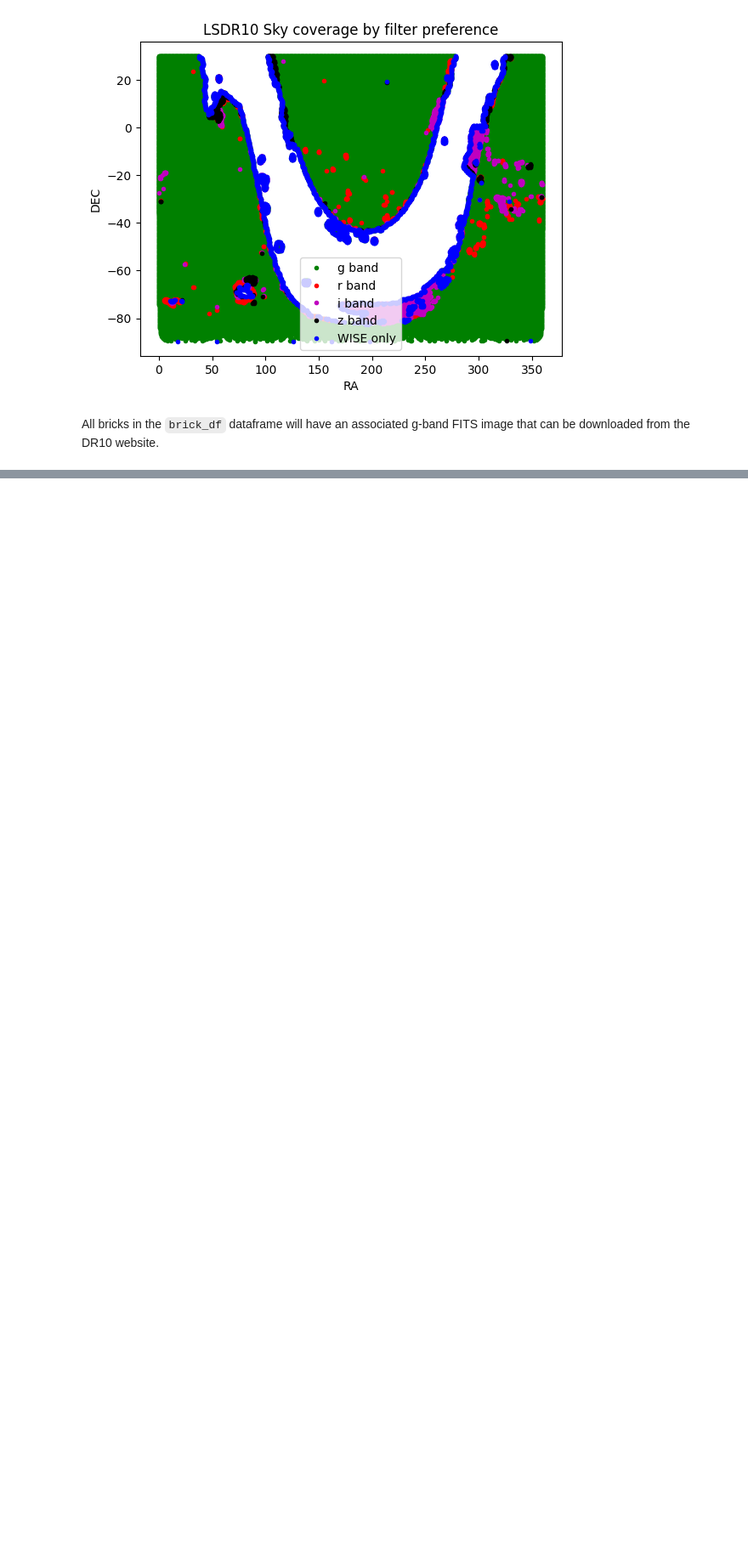
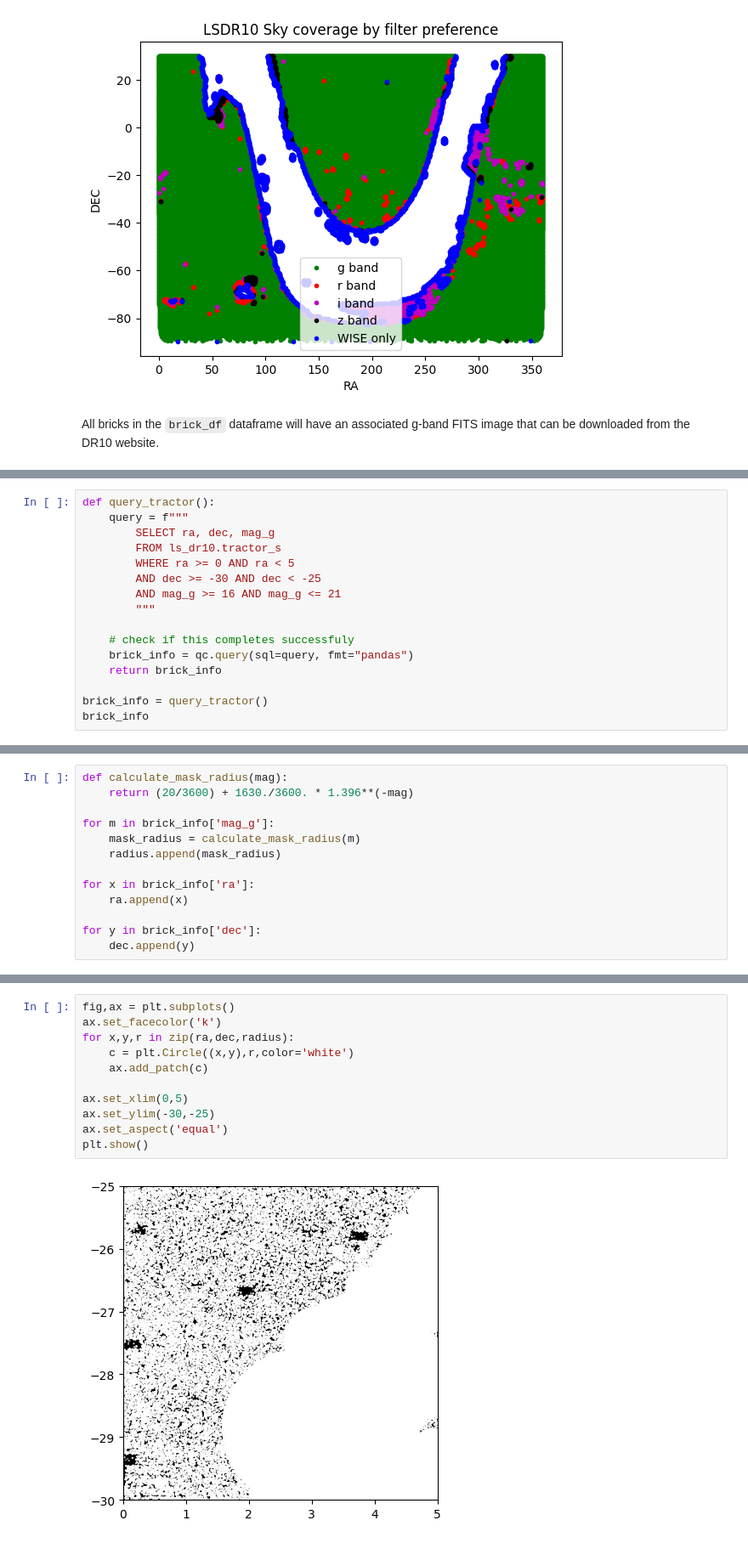
Before and after one commit to cyb0rb/WiFeS_Catalog, a Jupyter notebook: Figures_for_Report.ipynb, the cells around one changed output, grey strips where cells are left out. Shown at 85% size. Saved outputs shown, nothing was run; the diff lists cells and outputs as text; blank space fills up the shorter version.

Commit message:
creating figures

```diff
--- a/Figures_for_Report.ipynb
+++ b/Figures_for_Report.ipynb
@@ -1391,0 +1407,16 @@ for image in image_array:
+# %%
+def query_tractor():
+    query = f"""
+        SELECT ra, dec, mag_g
+        FROM ls_dr10.tractor_s
+        WHERE ra >= 0 AND ra < 5
+        AND dec >= -30 AND dec < -25
+        AND mag_g >= 16 AND mag_g <= 21
+        """
+
+    # check if this completes successfuly
+    brick_info = qc.query(sql=query, fmt="pandas")
+    return brick_info
+
+brick_info = query_tractor()
+brick_info
@@ -1391,0 +1437,13 @@ for image in image_array:
+# %%
+def calculate_mask_radius(mag):
+    return (20/3600) + 1630./3600. * 1.396**(-mag)
+
+for m in brick_info['mag_g']:
+    mask_radius = calculate_mask_radius(m)
+    radius.append(mask_radius)
+
+for x in brick_info['ra']:
+    ra.append(x)
+
+for y in brick_info['dec']:
+    dec.append(y)
@@ -1391,0 +1454,13 @@ for image in image_array:
+# %%
+fig,ax = plt.subplots()
+ax.set_facecolor('k')
+for x,y,r in zip(ra,dec,radius):
+    c = plt.Circle((x,y),r,color='white')
+    ax.add_patch(c)
+
+ax.set_xlim(0,5)
+ax.set_ylim(-30,-25)
+ax.set_aspect('equal')
+plt.show()
+# %% [output]
+[figure, added]
```
Also changed, not shown: parts of 9 cells of this notebook, 2 other files.
